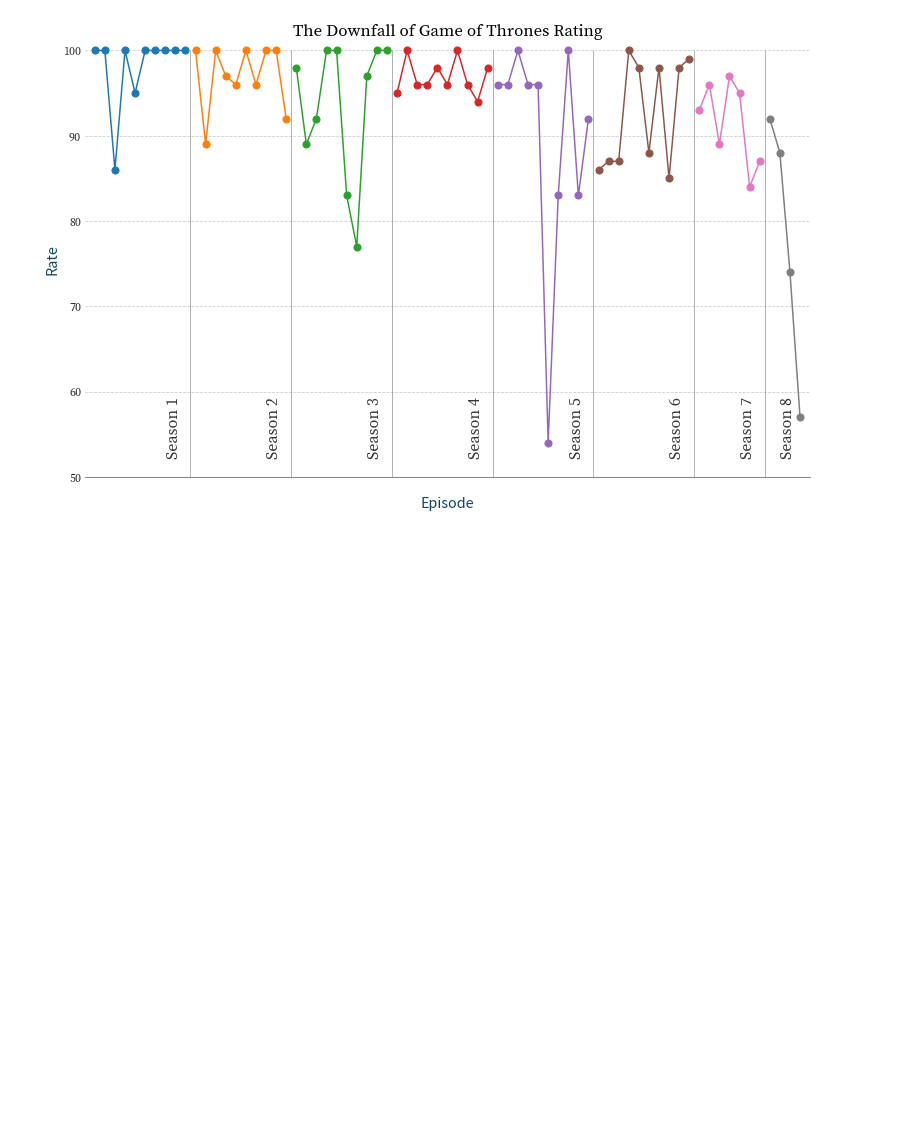
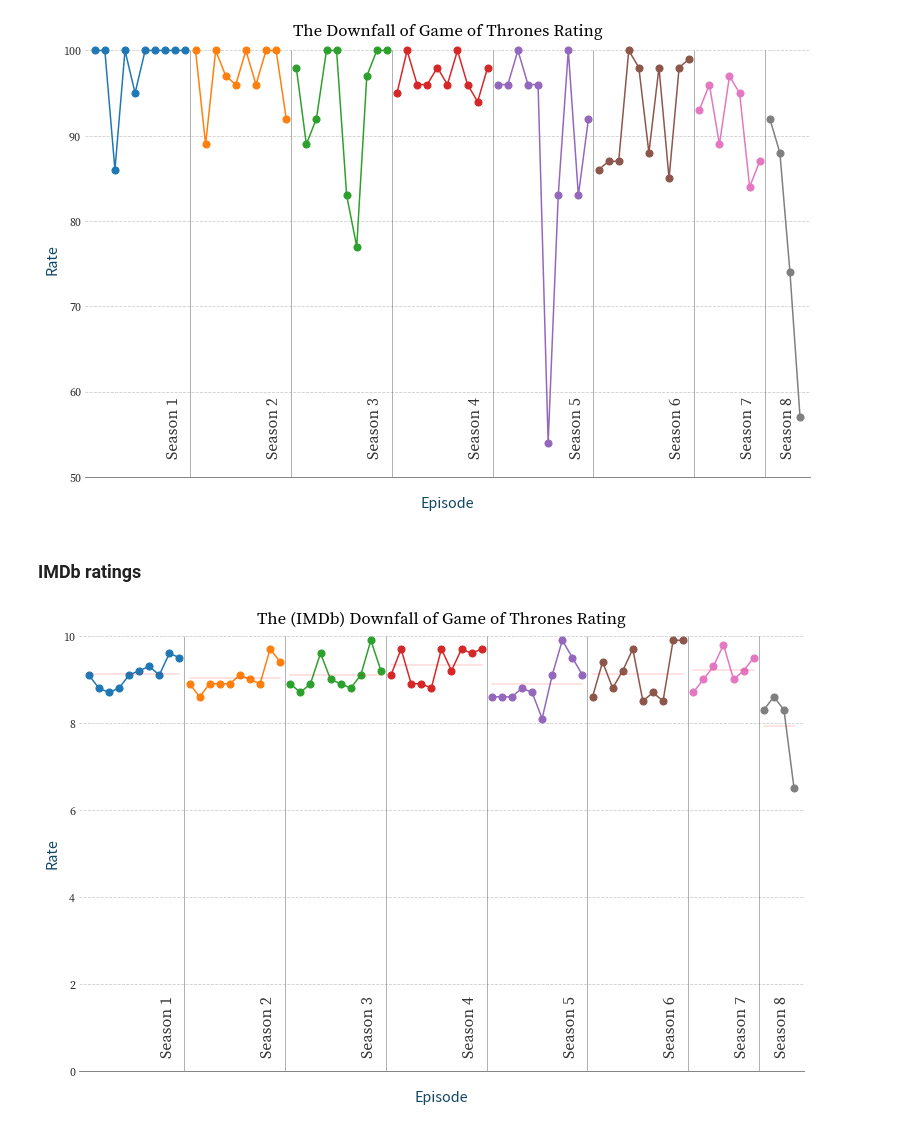
Before and after one commit to finalfire/got_ratings, a Jupyter notebook: plot.ipynb, the cells around one changed output. Saved outputs shown, nothing was run; the diff lists cells and outputs as text; code cells hidden in the pictures; blank space fills up the shorter version.

Commit message:
Plot of IMDB ratings

```diff
--- a/plot.ipynb
+++ b/plot.ipynb
@@ -65,3 +63,49 @@ ax.spines['bottom'].set_color('#666666')
 fig.savefig('got_tight.png', dpi=200, bbox_inches='tight')
 # %% [output]
 [figure]
+# %% [markdown]
+### IMDb ratings
+# %%
+df_imdb = pd.read_csv('imdb.csv', delimiter='\t', header=0)
+# %%
+rate_per_season_imdb = [df_imdb[df_imdb.season == i].rate.values for i in range(1,9)]
+# %%
+fig, ax = plt.subplots(figsize=(13,8))
+
+y = df_imdb.rate.values
+x = np.arange(0, len(df.ep.values))
+
+for i, rates in enumerate(rate_per_season_imdb):
+    x_values = range(ep_per_seasons[i-1] if i > 0 else 0, ep_per_seasons[i])
+    patch = ax.scatter(x_values, rates, s=50, zorder=2)
+    ax.plot(x_values, rates)
+    ax.plot(x_values, [np.mean(rates) for _ in range(len(rates))], '-', color='red', alpha=.15, label='mean()')
+
+for x_eps in ep_per_seasons[:-1]:
+    ax.vlines(x_eps-.5, 0, 10, color='#666666', linewidth=.5, zorder=3)
+
+for i, x_eps in enumerate(ep_per_seasons):
+    ax.text(x_eps-2.95, 1.45, 'Season {}'.format(i+1), {'fontname': 'Source Serif Pro', 'fontsize': 16}, color='#333333', rotation=90)
+
+ax.yaxis.grid(color='#cccccc', linestyle='--', zorder=1)
+
+ax.set_title('The (IMDb) Downfall of Game of Thrones Rating', **mono_name, **{'fontsize': 17}, pad=12)
+ax.set_xlabel('Episode', color='#114665', **font_name, **{'fontsize': 16}, labelpad=20)
+ax.set_ylabel('Rate', color='#114665', **font_name, **{'fontsize': 16})
+
+ax.set_yticklabels(map(str, range(0, 11, 2)), **mono_name, **{'fontsize': 12}, color='#333333')
+
+ax.set_xlim([-1, len(x)])
+ax.set_ylim([0, 10])
+
+ax.tick_params(which='both', direction='in', bottom=False, labelbottom=False, left=False)
+
+ax.spines['top'].set_visible(False)
+ax.spines['right'].set_visible(False)
+ax.spines['left'].set_visible(False)
+ax.spines['bottom'].set_color('#666666')
+
+#fig.savefig('imdb.png', dpi=200)
+fig.savefig('imdb_tight.png', dpi=200, bbox_inches='tight')
+# %% [output]
+[figure, added]
```
Also changed, not shown: parts of 6 cells of this notebook, 3 other files.
